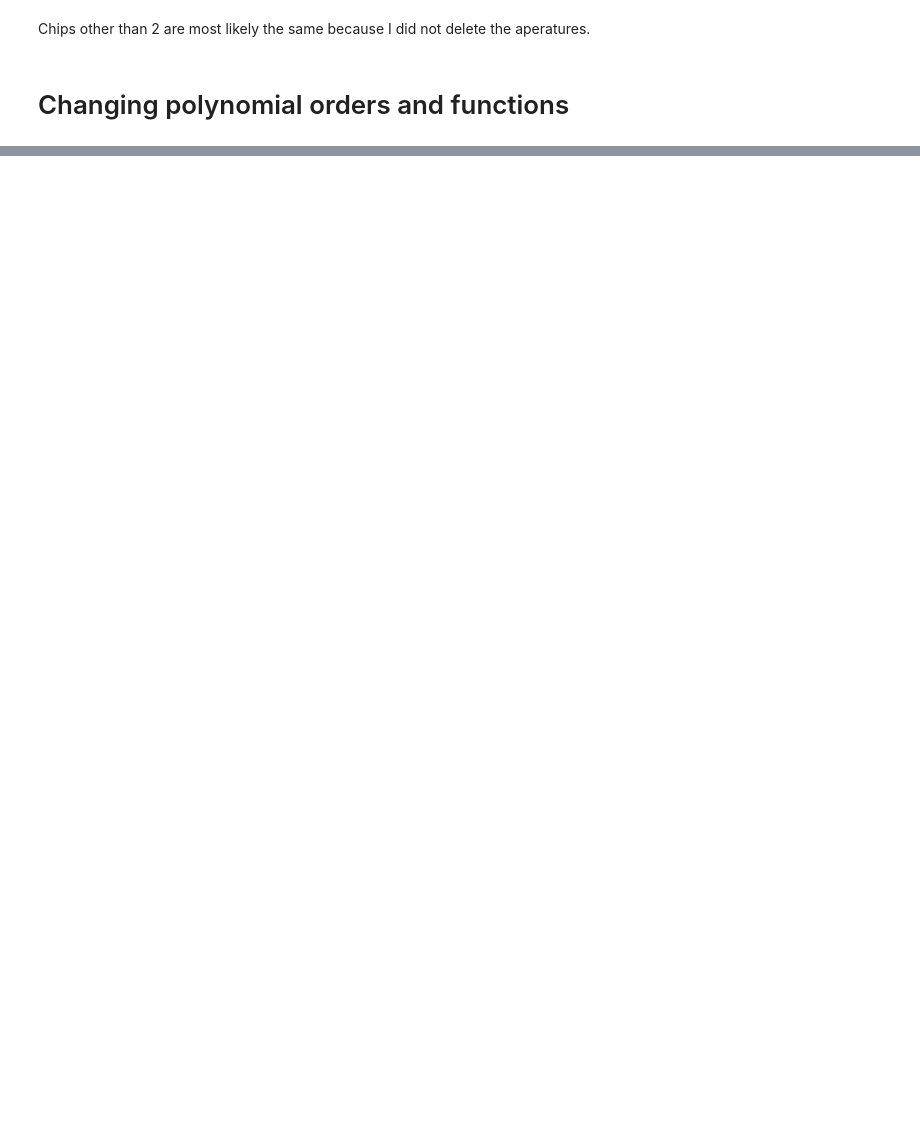
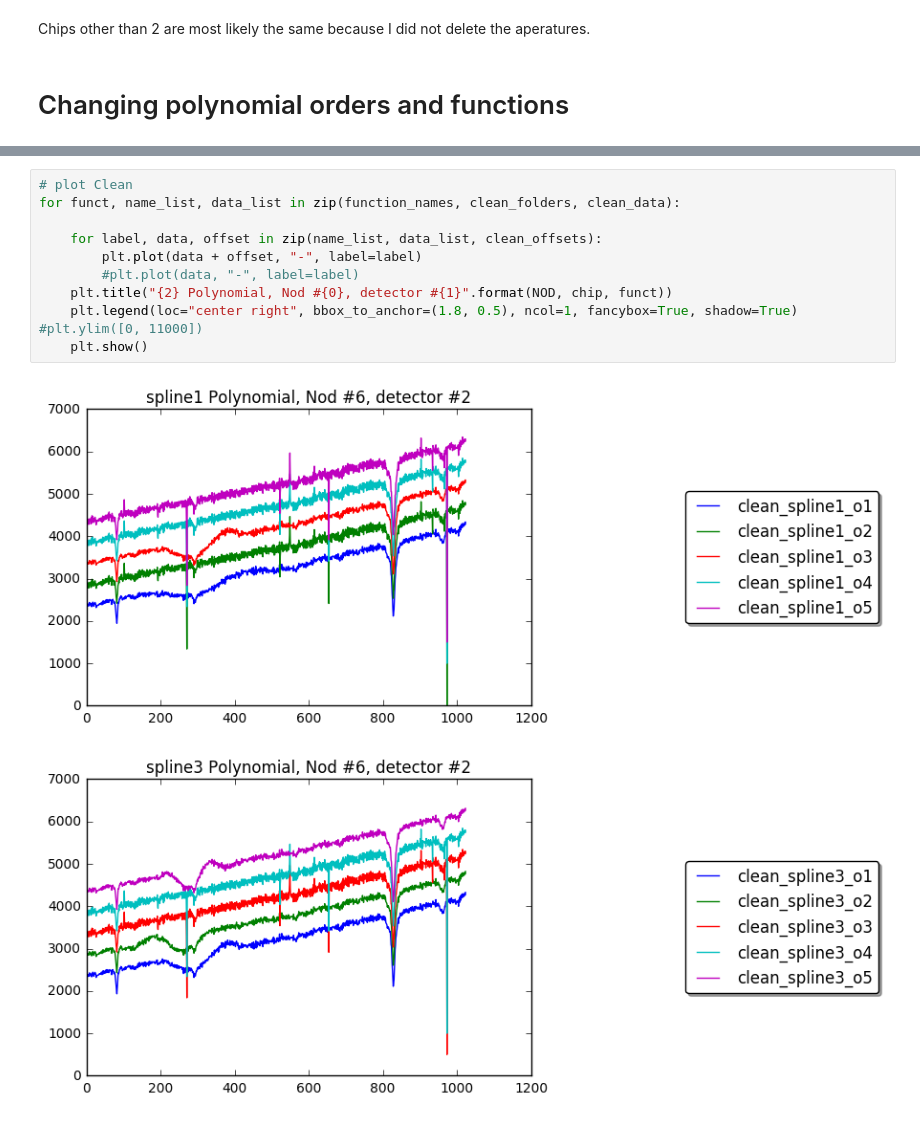
Before and after one commit to jason-neal/Phd-codes, a Jupyter notebook: Notebooks/DRACS-testing/Test_sparam_t_function.ipynb, the cells around one changed output, grey strips where cells are left out. Cells and saved outputs as stored; diff of their text form; blank space fills up the shorter version.

```diff
--- a/Notebooks/DRACS-testing/Test_sparam_t_function.ipynb
+++ b/Notebooks/DRACS-testing/Test_sparam_t_function.ipynb
@@ -198,0 +225,14 @@ for folder in no_clean_folders:
+# %%
+# plot Clean
+for funct, name_list, data_list in zip(function_names, clean_folders, clean_data):
+
+    for label, data, offset in zip(name_list, data_list, clean_offsets):
+        plt.plot(data + offset, "-", label=label)
+        #plt.plot(data, "-", label=label)
+    plt.title("{2} Polynomial, Nod #{0}, detector #{1}".format(NOD, chip, funct))
+    plt.legend(loc="center right", bbox_to_anchor=(1.8, 0.5), ncol=1, fancybox=True, shadow=True)
+#plt.ylim([0, 11000])
+    plt.show()
+# %% [output]
+[figure, added]
+[figure, added]
```
Also changed, not shown: parts of 11 cells of this notebook.
